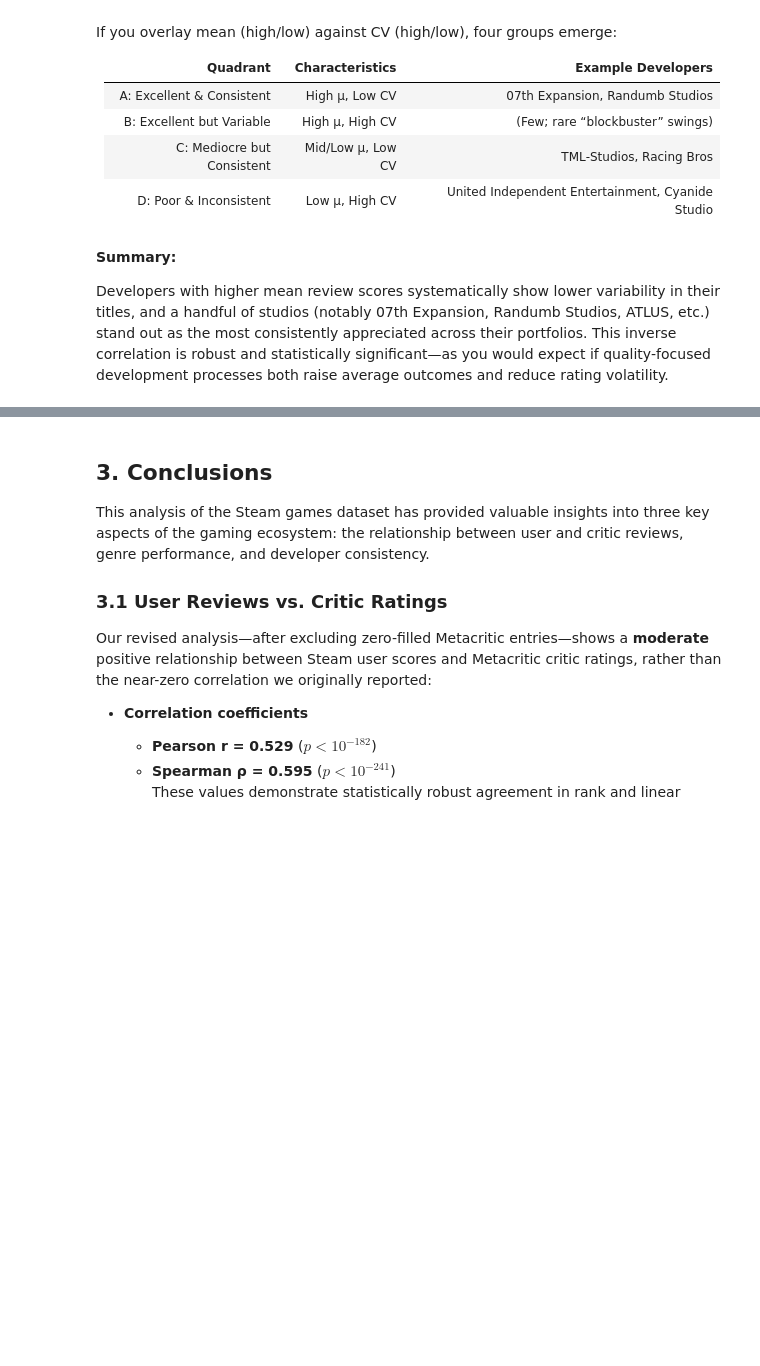
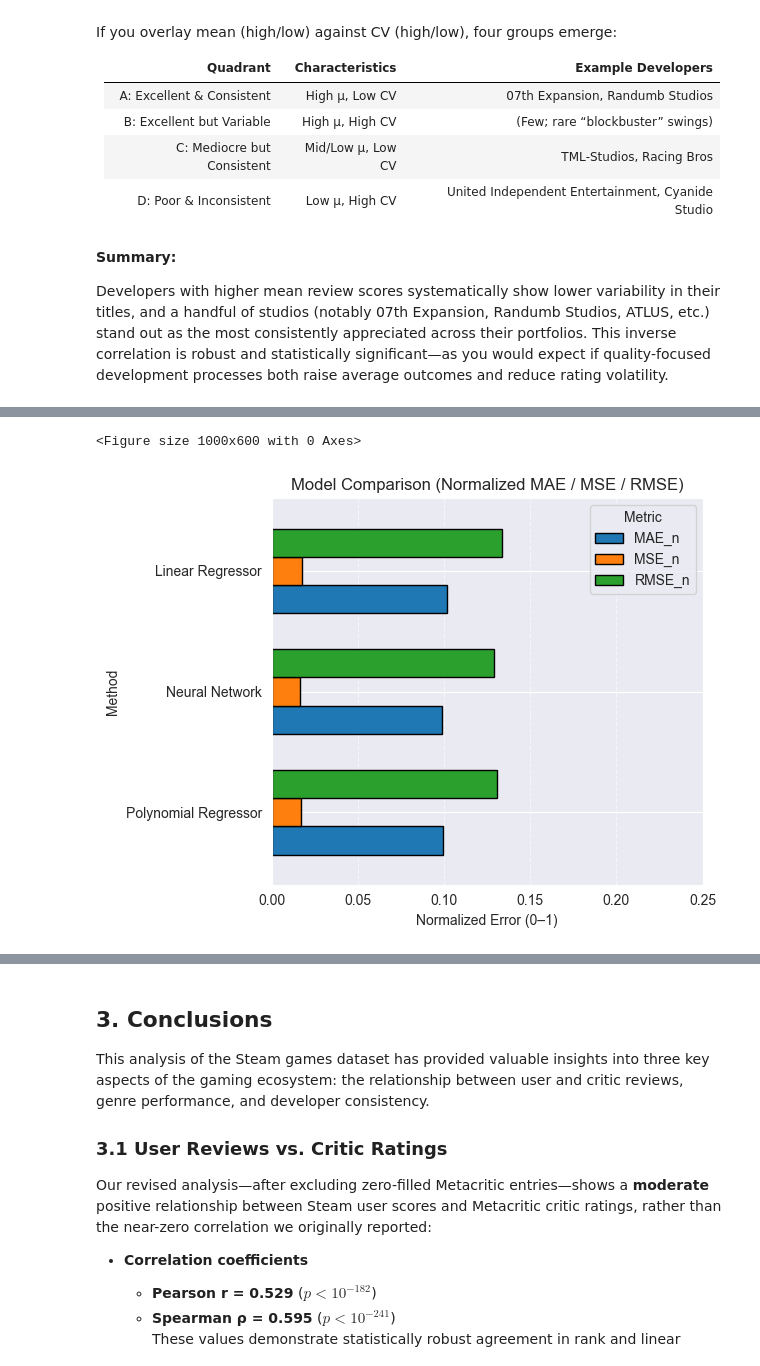
Before and after one commit to Darakuu/FAD_SteamGames_2025, a Jupyter notebook: project.ipynb, the cells around one changed output, grey strips where cells are left out. Drawn from its saved outputs; the diff is of its cells as text; code cells hidden in the pictures; blank space fills up the shorter version.

```diff
--- a/project.ipynb
+++ b/project.ipynb
@@ -1024,0 +1268,55 @@ Developers with higher mean review scores systematically show lower variability
+# %%
+import pandas as pd
+import numpy as np
+import matplotlib.pyplot as plt
+from sklearn.metrics import mean_squared_error, mean_absolute_error
+
+# 1) Put your pipelines into a dict
+models = {
+    'Linear Regressor':    pipeline,
+    'Polynomial Regressor': polynomial_regressor,
+    'Neural Network':      mlp_pipeline,
+}
+
+# 2) Compute raw metrics on the TEST split
+records = []
+y_min, y_max = y_test.min(), y_test.max()
+span = y_max - y_min
+
+for name, mdl in models.items():
+    y_pred = mdl.predict(X_test)
+    mse   = mean_squared_error(y_test, y_pred)
+    rmse  = np.sqrt(mse)
+    mae   = mean_absolute_error(y_test, y_pred)
+    # normalize
+    mse_n  = mse  / (span**2)
+    rmse_n = rmse / span
+    mae_n  = mae  / span
+    records.append({
+        'Method': name,
+        'MAE':    mae,
+        'MSE':    mse,
+        'RMSE':   rmse,
+        'MAE_n':   mae_n,
+        'MSE_n':   mse_n,
+        'RMSE_n':  rmse_n
+    })
+
+df = pd.DataFrame(records).set_index('Method')
+
+# 3) Plot the normalized columns (MAE_n, MSE_n, RMSE_n) as horizontal bars
+plt.figure(figsize=(10, 6))
+df[['MAE_n', 'MSE_n', 'RMSE_n']] \
+    .sort_index(ascending=False) \
+    .plot(kind='barh', width=0.7, edgecolor='k')
+
+plt.xlim(0, 0.25)
+plt.xlabel('Normalized Error (0–1)')
+plt.title('Model Comparison (Normalized MAE / MSE / RMSE)')
+plt.grid(axis='x', linestyle='--', alpha=0.6)
+plt.legend(title='Metric', loc='upper right')
+plt.tight_layout()
+plt.show()
+# %% [output]
+<Figure size 1000x600 with 0 Axes>
+[figure, added]
```
Also changed, not shown: parts of 7 cells of this notebook.
